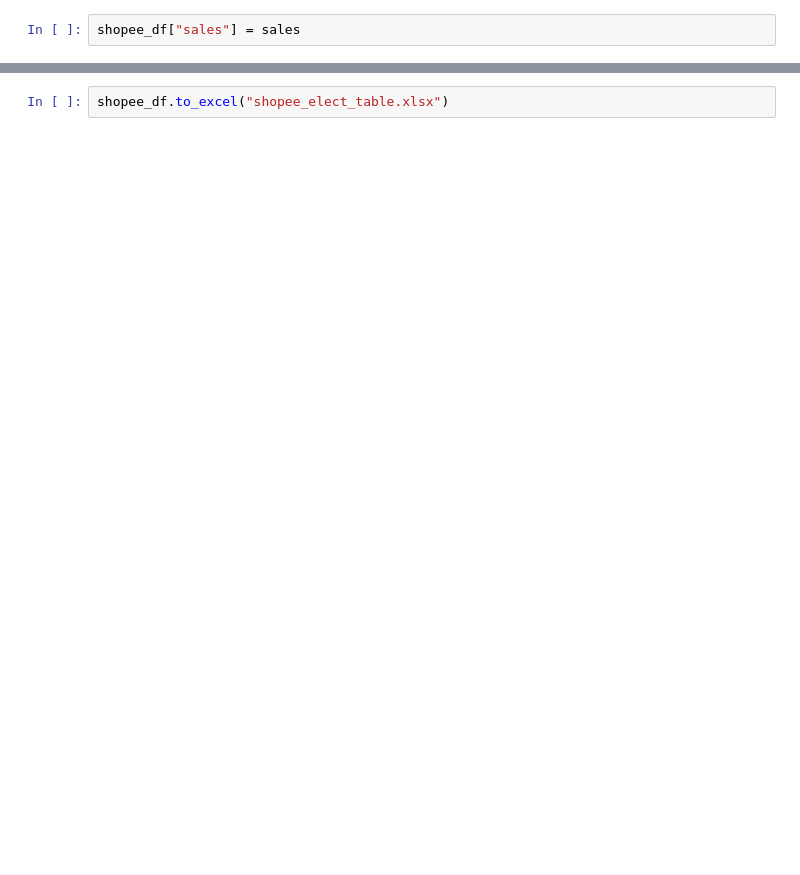
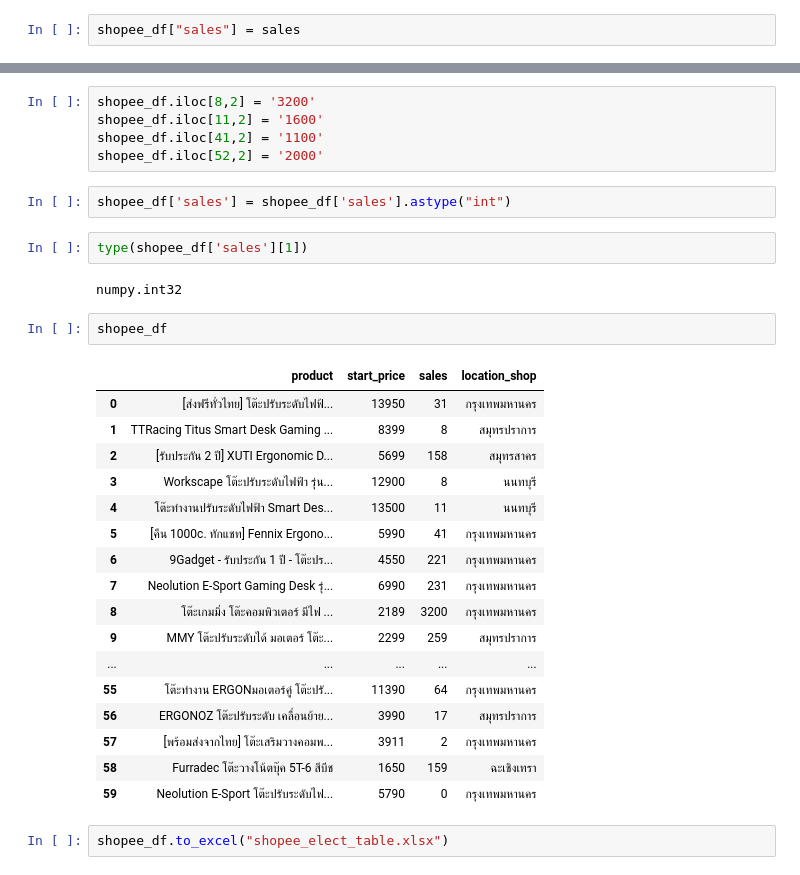
Before and after one commit to xnechx/DataRockie_Bootcamp5_Project, a Jupyter notebook: Python/Shopee_Web_scraping.ipynb, the cells around one changed output, grey strips where cells are left out. Saved outputs shown, nothing was run; the diff lists cells and outputs as text; blank space fills up the shorter version.

```diff
--- a/Python/Shopee_Web_scraping.ipynb
+++ b/Python/Shopee_Web_scraping.ipynb
@@ -246,2 +258,33 @@ shopee_df.head(20)
+# %%
+shopee_df.iloc[8,2] = '3200'
+shopee_df.iloc[11,2] = '1600'
+shopee_df.iloc[41,2] = '1100'
+shopee_df.iloc[52,2] = '2000'
+# %%
+shopee_df['sales'] = shopee_df['sales'].astype("int")
+# %%
+type(shopee_df['sales'][1])
+# %% [output]
+numpy.int32
+# %%
+shopee_df
+# %% [output]
+|  | product | start_price | sales | location_shop |
+| 0 | [ส่งฟรีทั่วไทย] โต๊ะปรับระดับไฟฟ้... | 13950 | 31 | กรุงเทพมหานคร |
+| 1 | TTRacing Titus Smart Desk Gaming ... | 8399 | 8 | สมุทรปราการ |
+| 2 | [รับประกัน 2 ปี] XUTI Ergonomic D... | 5699 | 158 | สมุทรสาคร |
+| 3 | Workscape โต๊ะปรับระดับไฟฟ้า รุ่น... | 12900 | 8 | นนทบุรี |
+| 4 | โต๊ะทำงานปรับระดับไฟฟ้า Smart Des... | 13500 | 11 | นนทบุรี |
+| 5 | [คืน 1000c. ทักแชท] Fennix Ergono... | 5990 | 41 | กรุงเทพมหานคร |
+| 6 | 9Gadget - รับประกัน 1 ปี - โต๊ะปร... | 4550 | 221 | กรุงเทพมหานคร |
+| 7 | Neolution E-Sport Gaming Desk รุ่... | 6990 | 231 | กรุงเทพมหานคร |
+| 8 | โต๊ะเกมมิ่ง โต๊ะคอมพิวเตอร์ มีไฟ ... | 2189 | 3200 | กรุงเทพมหานคร |
+| 9 | MMY โต๊ะปรับระดับได้ มอเตอร์ โต๊ะ... | 2299 | 259 | สมุทรปราการ |
+| ... | ... | ... | ... | ... |
+| 55 | โต๊ะทำงาน ERGONมอเตอร์คู่ โต๊ะปรั... | 11390 | 64 | กรุงเทพมหานคร |
+| 56 | ERGONOZ โต๊ะปรับระดับ เคลื่อนย้าย... | 3990 | 17 | สมุทรปราการ |
+| 57 | [พร้อมส่งจากไทย] โต๊ะเสริมวางคอมพ... | 3911 | 2 | กรุงเทพมหานคร |
+| 58 | Furradec โต๊ะวางโน้ตบุ๊ค 5T-6 สีบีช | 1650 | 159 | ฉะเชิงเทรา |
+| 59 | Neolution E-Sport โต๊ะปรับระดับไฟ... | 5790 | 0 | กรุงเทพมหานคร |
 # %%
 shopee_df.to_excel("shopee_elect_table.xlsx")
```
Also changed, not shown: parts of 12 cells of this notebook.
